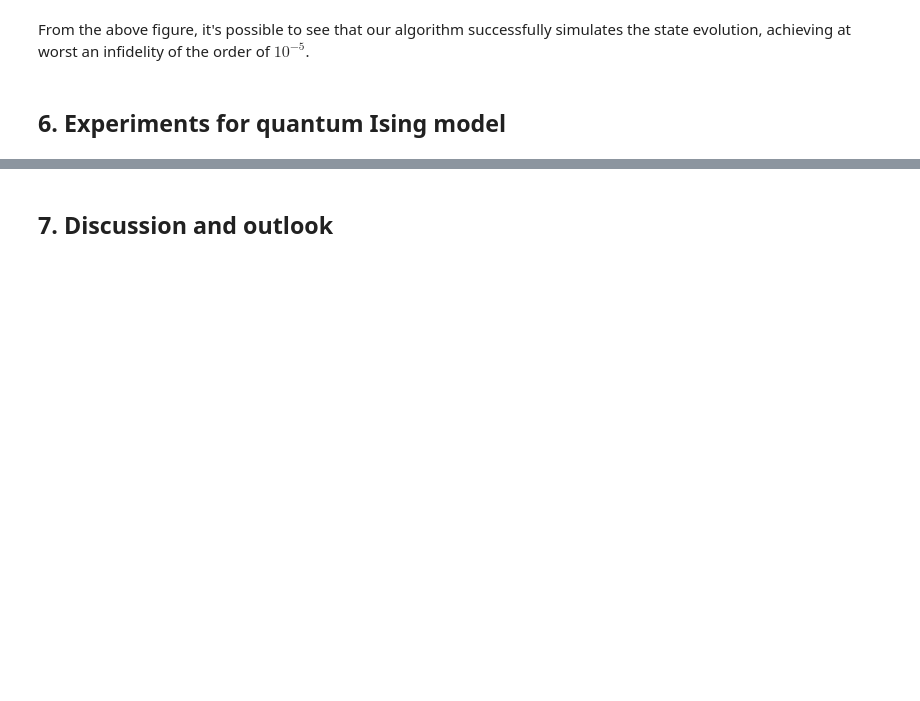
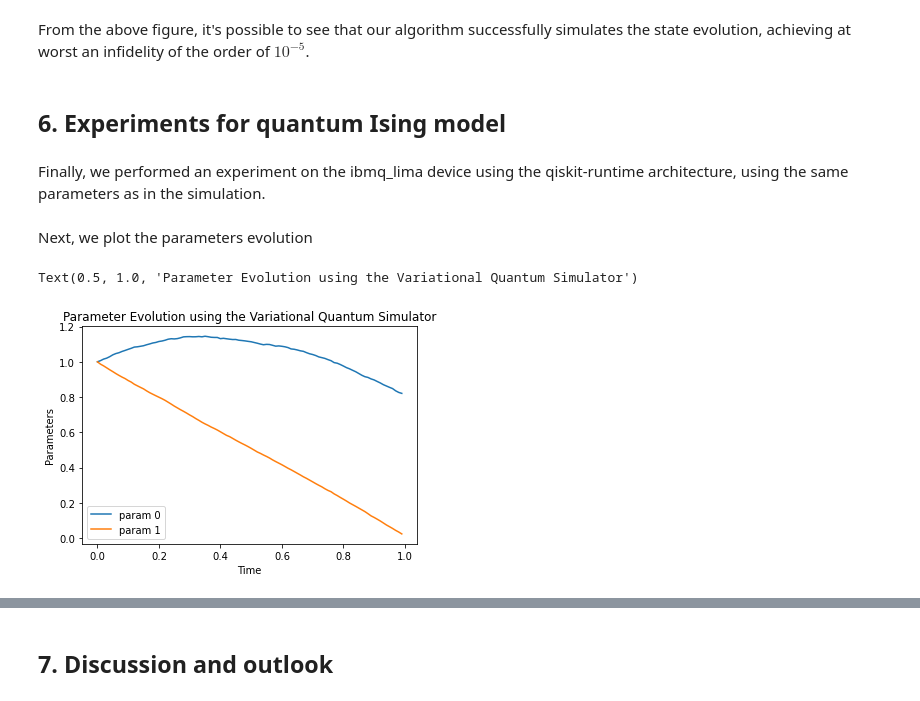
Before and after one commit to lezav/variational_quantum_simulation, a Jupyter notebook: Tutorial.ipynb, the cells around one changed output, grey strips where cells are left out. Saved outputs shown, nothing was run; the diff lists cells and outputs as text; code cells hidden in the pictures; blank space fills up the shorter version.

```diff
--- a/Tutorial.ipynb
+++ b/Tutorial.ipynb
@@ -249,3 +249,20 @@ Text(0.5, 1.0, 'Infidelity between the obtained state from the VQS and the Schr
 From the above figure, it's possible to see that our algorithm successfully simulates the state evolution, achieving at worst an infidelity of the order of $10^{-5}$.
 # %% [markdown]
 ## 6.  Experiments for quantum Ising model
+# %% [markdown]
+Finally, we performed an experiment on the ibmq_lima device using the qiskit-runtime architecture, using the same parameters as in the simulation.
+# %%
+# First, we load the experimental data
+
+exp_lambda_k_t = np.load('data/params_2qubits_experiment.npy')
+# %% [markdown]
+Next, we plot the parameters evolution
+# %%
+plt.plot(dt*np.arange(Nt), exp_lambda_k_t, label = [f"param {i}" for i in range(exp_lambda_k_t.shape[1])])
+plt.xlabel("Time")
+plt.ylabel("Parameters")
+plt.legend(loc="best")
+plt.title("Parameter Evolution using the Variational Quantum Simulator")
+# %% [output]
+Text(0.5, 1.0, 'Parameter Evolution using the Variational Quantum Simulator')
+[figure, added]
```
Also changed, not shown: parts of 6 cells of this notebook, 1 other file.
